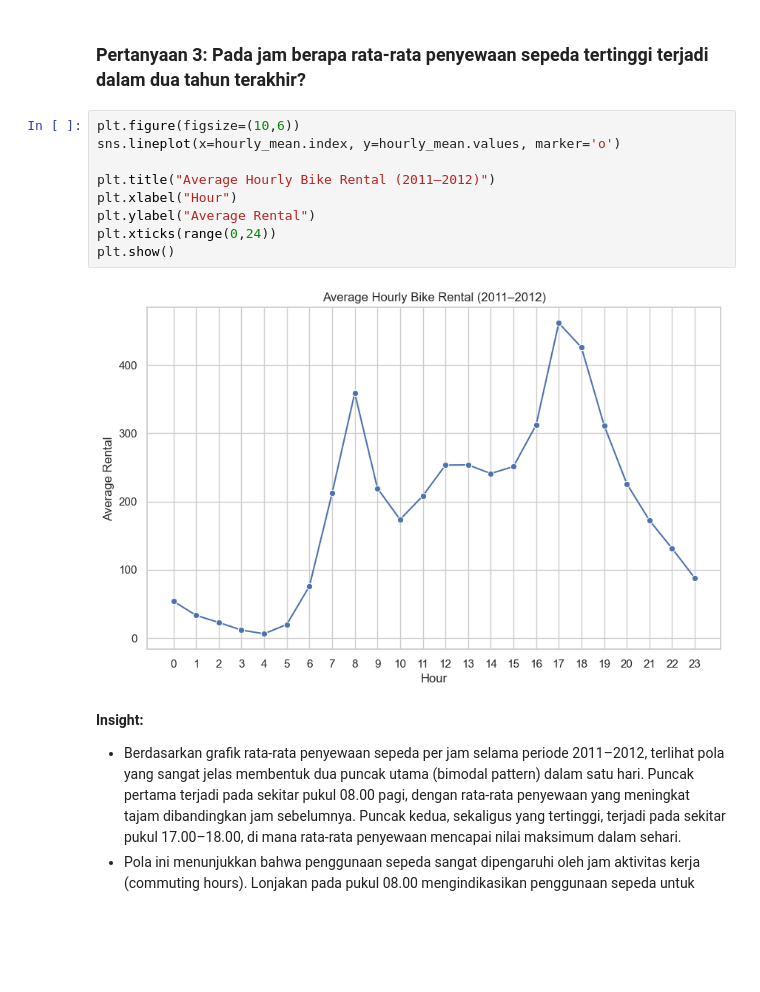
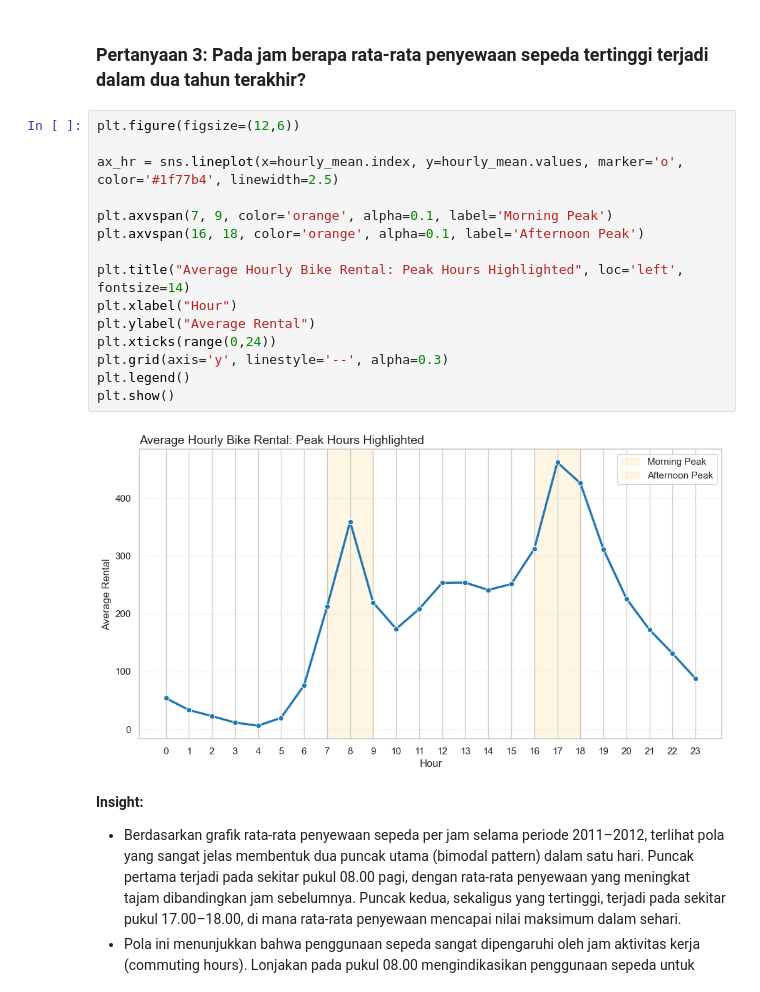
Before and after one commit to AdityaGimas/AnalisisDataBikeSharing, a Jupyter notebook: notebook.ipynb, the cells around one changed output. Drawn from its saved outputs; the diff is of its cells as text; blank space fills up the shorter version.

```diff
--- a/notebook.ipynb
+++ b/notebook.ipynb
@@ -660,16 +660,22 @@ plt.show()
 # %% [markdown]
 ### Pertanyaan 3: Pada jam berapa rata-rata penyewaan sepeda tertinggi terjadi dalam dua tahun terakhir?
 # %%
-plt.figure(figsize=(10,6))
-sns.lineplot(x=hourly_mean.index, y=hourly_mean.values, marker='o')
+plt.figure(figsize=(12,6))
 
-plt.title("Average Hourly Bike Rental (2011–2012)")
+ax_hr = sns.lineplot(x=hourly_mean.index, y=hourly_mean.values, marker='o', color='#1f77b4', linewidth=2.5)
+
+plt.axvspan(7, 9, color='orange', alpha=0.1, label='Morning Peak')
+plt.axvspan(16, 18, color='orange', alpha=0.1, label='Afternoon Peak')
+
+plt.title("Average Hourly Bike Rental: Peak Hours Highlighted", loc='left', fontsize=14)
 plt.xlabel("Hour")
 plt.ylabel("Average Rental")
 plt.xticks(range(0,24))
+plt.grid(axis='y', linestyle='--', alpha=0.3)
+plt.legend()
 plt.show()
 # %% [output]
-[figure, old version]
+[figure, new version]
 # %% [markdown]
 **Insight:**
 - Berdasarkan grafik rata-rata penyewaan sepeda per jam selama periode 2011–2012, terlihat pola yang sangat jelas membentuk dua puncak utama (bimodal pattern) dalam satu hari. Puncak pertama terjadi pada sekitar pukul 08.00 pagi, dengan rata-rata penyewaan yang meningkat tajam dibandingkan jam sebelumnya. Puncak kedua, sekaligus yang tertinggi, terjadi pada sekitar pukul 17.00–18.00, di mana rata-rata penyewaan mencapai nilai maksimum dalam sehari.
```
Also changed, not shown: parts of 3 cells of this notebook, 2 other files.
